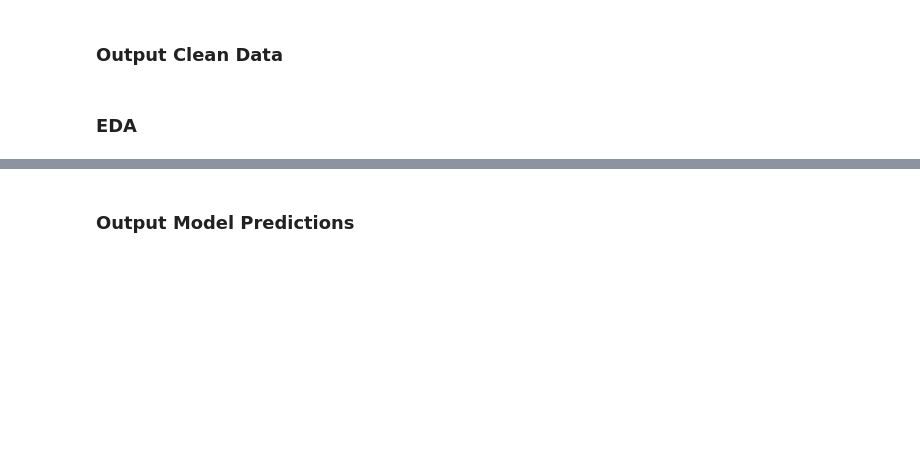
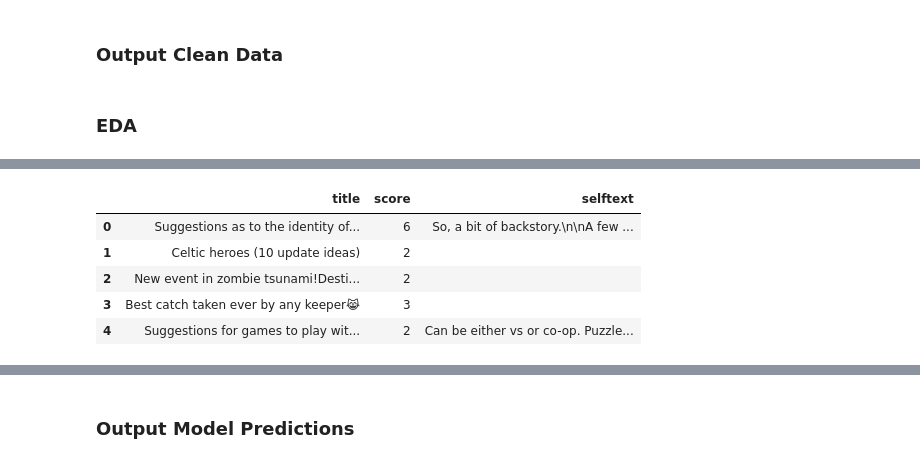
Before and after one commit to cheekeet86/project_3, a Jupyter notebook: code/project_3.ipynb, the cells around one changed output, grey strips where cells are left out. Drawn from its saved outputs; the diff is of its cells as text; code cells hidden in the pictures; blank space fills up the shorter version.

```diff
--- a/code/project_3.ipynb
+++ b/code/project_3.ipynb
@@ -405,0 +456,9 @@ df.to_csv(mid_path + 'df.csv')
+# %%
+df_b.head()
+# %% [output]
+|  | title | score | selftext |
+| 0 | Suggestions as to the identity of... | 6 | So, a bit of backstory.\n\nA few ... |
+| 1 | Celtic heroes (10 update ideas) | 2 |  |
+| 2 | New event in zombie tsunami!Desti... | 2 |  |
+| 3 | Best catch taken ever by any keeper😹 | 3 |  |
+| 4 | Suggestions for games to play wit... | 2 | Can be either vs or co-op. Puzzle... |
```
Also changed, not shown: parts of 42 cells of this notebook, 42 other files.
